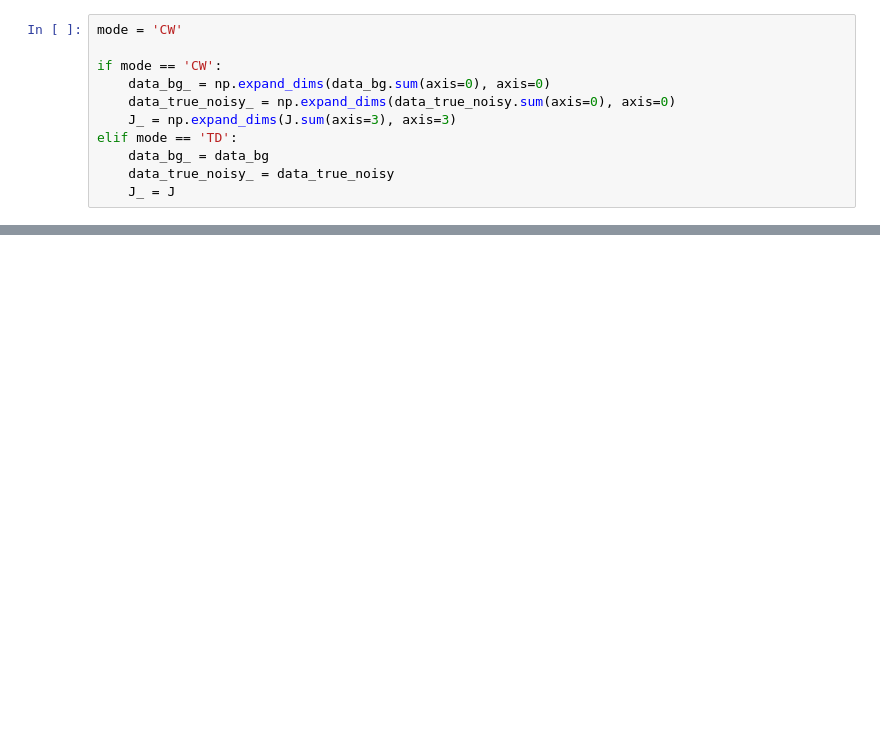
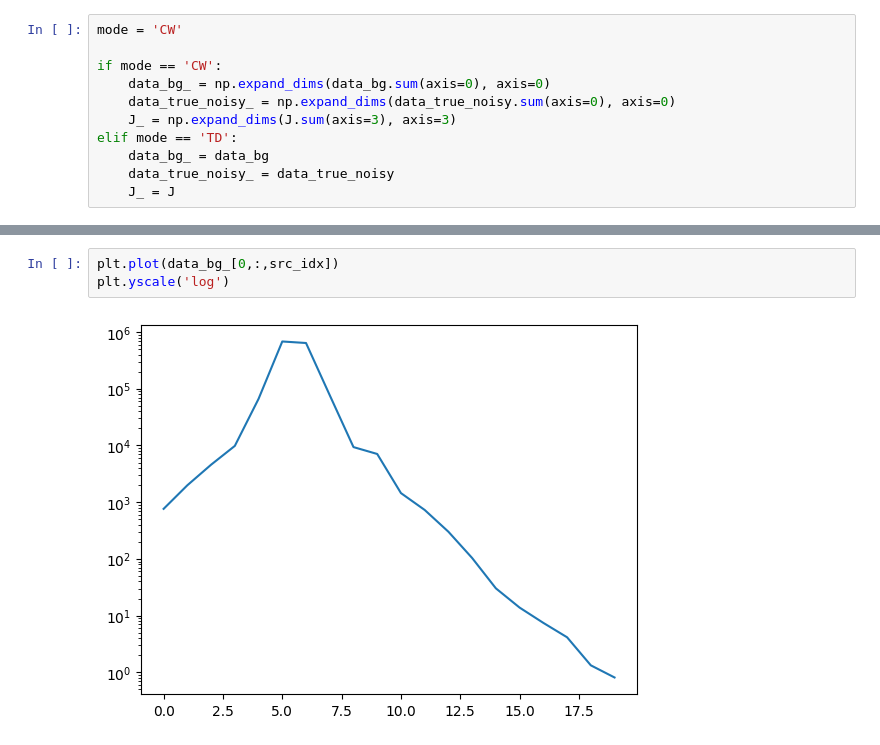
Before and after one commit to neural-imagery/tomography-experiments, a Jupyter notebook: 3d/main.ipynb, the cells around one changed output, grey strips where cells are left out. Drawn from its saved outputs; the diff is of its cells as text; blank space fills up the shorter version.

```diff
--- a/3d/main.ipynb
+++ b/3d/main.ipynb
@@ -150,0 +171,5 @@ elif mode == 'TD':
+# %%
+plt.plot(data_bg_[0,:,src_idx])
+plt.yscale('log')
+# %% [output]
+[figure, added]
```
Also changed, not shown: parts of 13 cells of this notebook, 1 other file.
